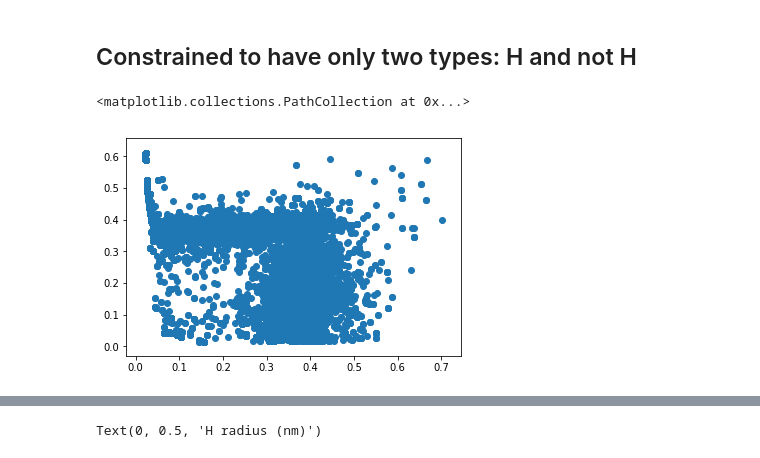
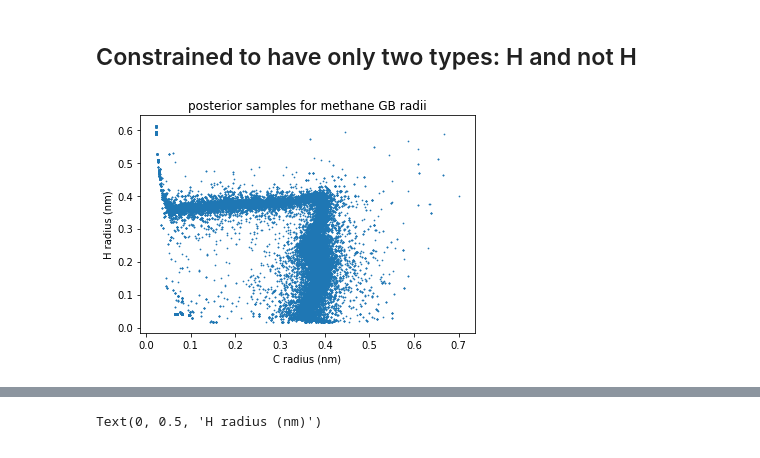
Before and after one commit to openforcefield/bayes-implicit-solvent, a Jupyter notebook: notebooks/looking at single-molecule parameter samples.ipynb, the cells around one changed output, grey strips where cells are left out. Saved outputs shown, nothing was run; the diff lists cells and outputs as text; code cells hidden in the pictures.

```diff
--- a/notebooks/looking at single-molecule parameter samples.ipynb
+++ b/notebooks/looking at single-molecule parameter samples.ipynb
@@ -209,11 +209,17 @@ db[mol.mol_index_in_freesolv]
 # %%
 path_to_samples = '../bayes_implicit_solvent/data/H_vs_not_radii_samples_C.npy'
 # %%
-radius_samples = np.load(path_to_samples)
+radius_samples_methane = np.load(path_to_samples)
+# %%
+burn_in = 10000
 # %%
-x = radius_samples[burn_in:]
+x = radius_samples_methane[burn_in:]
-# %%
-plt.scatter(x[:,0], x[:,1])
-# %% [output]
-<matplotlib.collections.PathCollection at 0x...>
-[figure, removed]
+# %%
+plt.scatter(x[:,0], x[:,1], s=0.5)
+plt.xlabel('C radius (nm)')
+plt.ylabel('H radius (nm)')
+
+plt.title('posterior samples for methane GB radii')
+plt.savefig('methane-posterior-samples.png', dpi=300)
+# %% [output]
+[figure, added]
```
Also changed, not shown: parts of 47 cells of this notebook, 4 other files.
